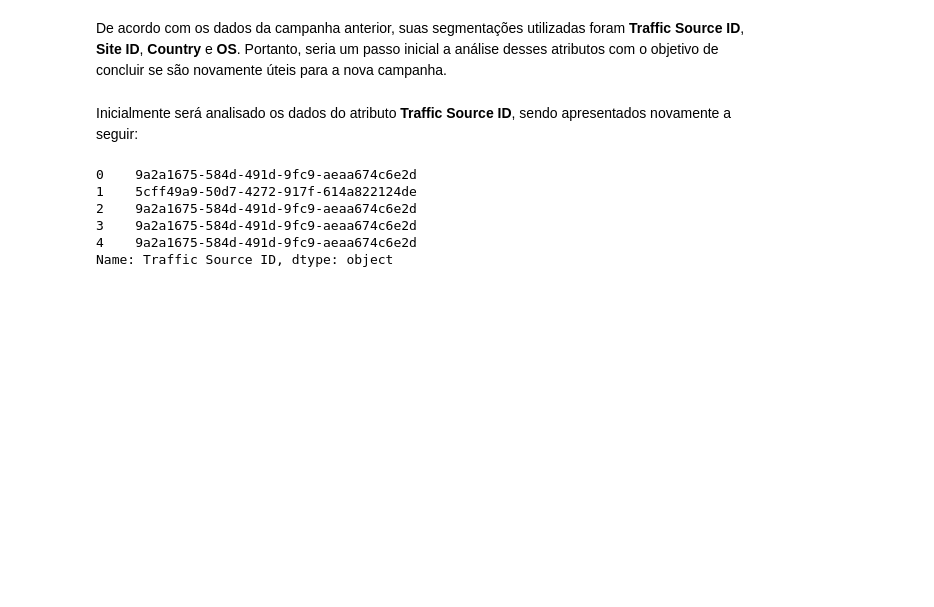
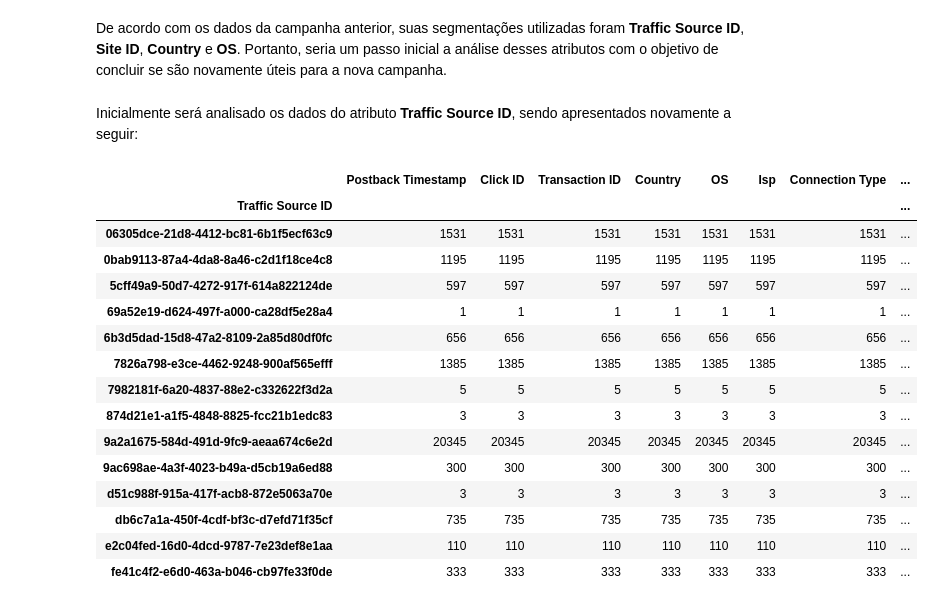
Before and after one commit to GinLuc/Case-Data-Analytics-Intern---RankMyApp, a Jupyter notebook: Analise_9CaBer_RankMyApp.ipynb, the cells around one changed output. Drawn from its saved outputs; the diff is of its cells as text; code cells hidden in the pictures; blank space fills up the shorter version.

```diff
--- a/Analise_9CaBer_RankMyApp.ipynb
+++ b/Analise_9CaBer_RankMyApp.ipynb
@@ -254,12 +254,23 @@ Agora, ocorrerá a análise dos dados tratados através da inferência estatíst
 De acordo com os dados da campanha anterior, suas segmentações utilizadas foram **Traffic Source ID**, **Site ID**, **Country** e **OS**. Portanto, seria um passo inicial a análise desses atributos com o objetivo de concluir se são novamente úteis para a nova campanha.
 # %% [markdown]
 Inicialmente será analisado os dados do atributo **Traffic Source ID**, sendo apresentados novamente a seguir:
-# %%
-taxi_app["Traffic Source ID"].head()
-# %% [output]
-0    9a2a1675-584d-491d-9fc9-aeaa674c6e2d
-1    5cff49a9-50d7-4272-917f-614a822124de
-2    9a2a1675-584d-491d-9fc9-aeaa674c6e2d
-3    9a2a1675-584d-491d-9fc9-aeaa674c6e2d
-4    9a2a1675-584d-491d-9fc9-aeaa674c6e2d
-Name: Traffic Source ID, dtype: object
+# %%
+#Amostragem dos IDs da Fontes de Tráfego
+taxi_app.groupby(["Traffic Source ID"]).count()
+# %% [output]
+|  | Postback Timestamp | Click ID | Transaction ID | Country | OS | Isp | Connection Type | ... |
+| Traffic Source ID |  |  |  |  |  |  |  | ... |
+| 06305dce-21d8-4412-bc81-6b1f5ecf63c9 | 1531 | 1531 | 1531 | 1531 | 1531 | 1531 | 1531 | ... |
+| 0bab9113-87a4-4da8-8a46-c2d1f18ce4c8 | 1195 | 1195 | 1195 | 1195 | 1195 | 1195 | 1195 | ... |
+| 5cff49a9-50d7-4272-917f-614a822124de | 597 | 597 | 597 | 597 | 597 | 597 | 597 | ... |
+| 69a52e19-d624-497f-a000-ca28df5e28a4 | 1 | 1 | 1 | 1 | 1 | 1 | 1 | ... |
+| 6b3d5dad-15d8-47a2-8109-2a85d80df0fc | 656 | 656 | 656 | 656 | 656 | 656 | 656 | ... |
+| 7826a798-e3ce-4462-9248-900af565efff | 1385 | 1385 | 1385 | 1385 | 1385 | 1385 | 1385 | ... |
+| 7982181f-6a20-4837-88e2-c332622f3d2a | 5 | 5 | 5 | 5 | 5 | 5 | 5 | ... |
+| 874d21e1-a1f5-4848-8825-fcc21b1edc83 | 3 | 3 | 3 | 3 | 3 | 3 | 3 | ... |
+| 9a2a1675-584d-491d-9fc9-aeaa674c6e2d | 20345 | 20345 | 20345 | 20345 | 20345 | 20345 | 20345 | ... |
+| 9ac698ae-4a3f-4023-b49a-d5cb19a6ed88 | 300 | 300 | 300 | 300 | 300 | 300 | 300 | ... |
+| d51c988f-915a-417f-acb8-872e5063a70e | 3 | 3 | 3 | 3 | 3 | 3 | 3 | ... |
+| db6c7a1a-450f-4cdf-bf3c-d7efd71f35cf | 735 | 735 | 735 | 735 | 735 | 735 | 735 | ... |
+| e2c04fed-16d0-4dcd-9787-7e23def8e1aa | 110 | 110 | 110 | 110 | 110 | 110 | 110 | ... |
+| fe41c4f2-e6d0-463a-b046-cb97fe33f0de | 333 | 333 | 333 | 333 | 333 | 333 | 333 | ... |
```
